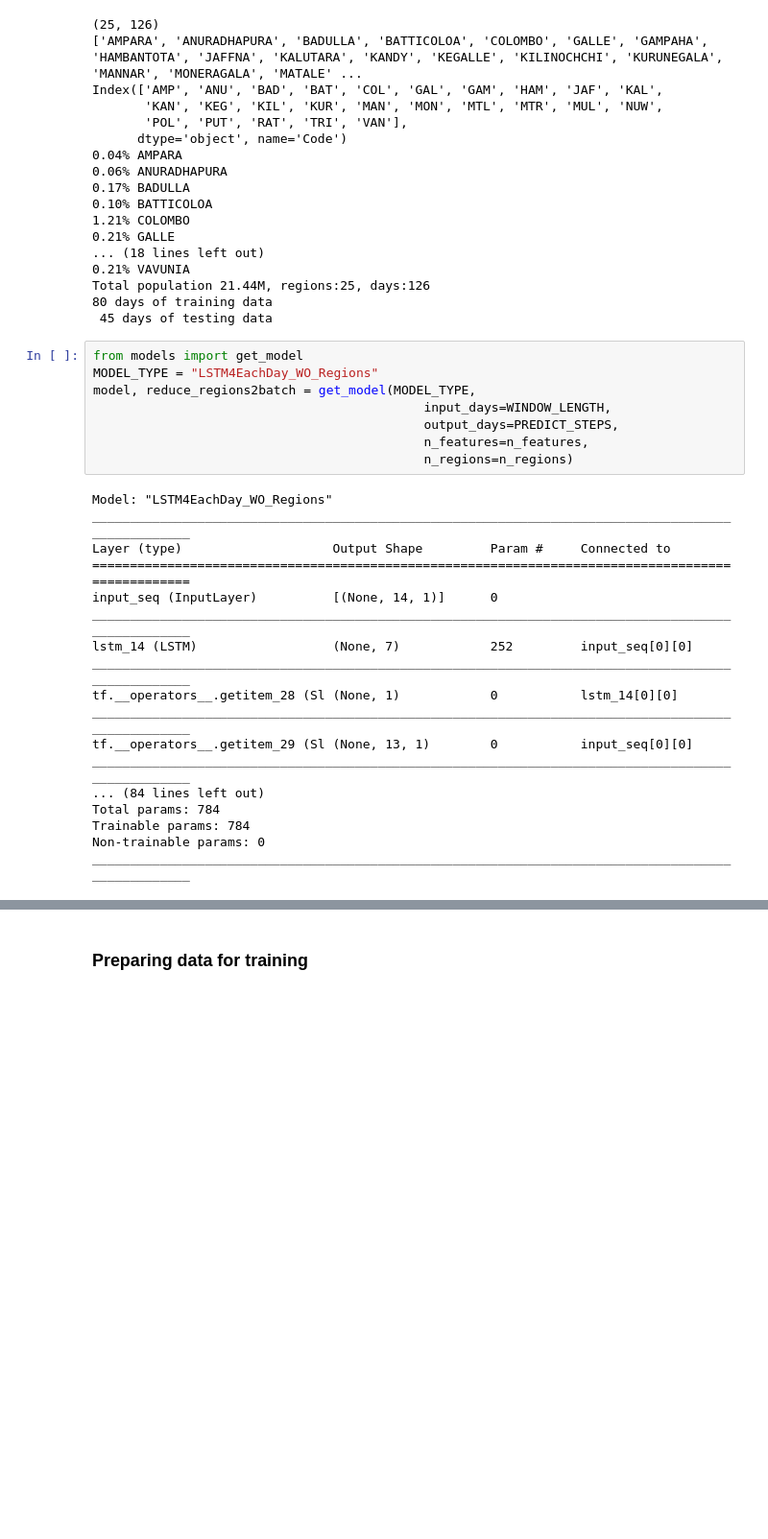
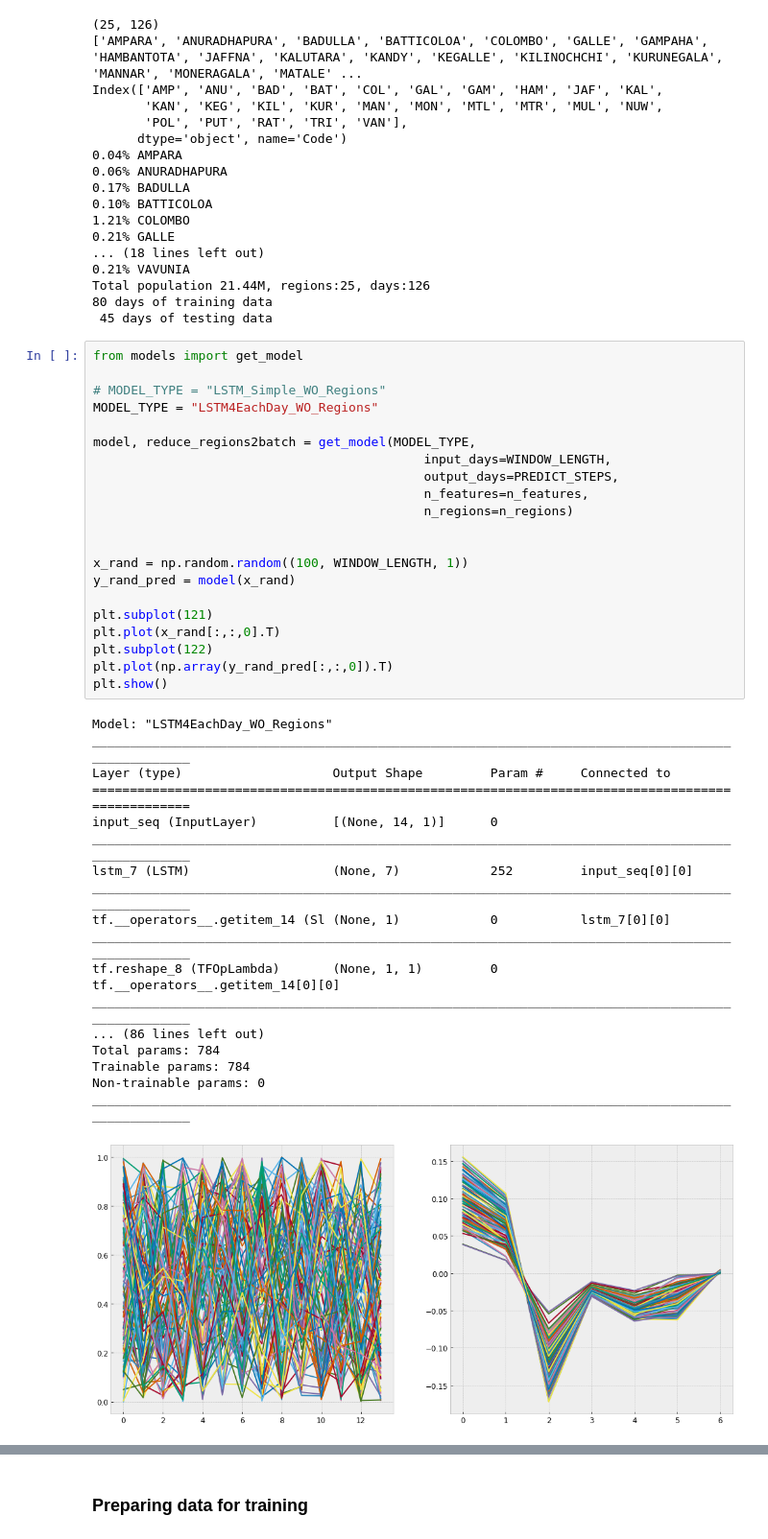
Before and after one commit to pdncovid/sl-cov19-forecasting, a Jupyter notebook: Forecasting/Trainer.ipynb, the cells around one changed output, grey strips where cells are left out. Shown at 96% size. Drawn from its saved outputs; the diff is of its cells as text; blank space fills up the shorter version.

```diff
--- a/Forecasting/Trainer.ipynb
+++ b/Forecasting/Trainer.ipynb
@@ -159,27 +159,41 @@ Total population 21.44M, regions:25, days:126
  45 days of testing data
 # %%
 from models import get_model
+
+# MODEL_TYPE = "LSTM_Simple_WO_Regions"
 MODEL_TYPE = "LSTM4EachDay_WO_Regions"
+
 model, reduce_regions2batch = get_model(MODEL_TYPE,
                                             input_days=WINDOW_LENGTH,
                                             output_days=PREDICT_STEPS,
                                             n_features=n_features,
                                             n_regions=n_regions)
+
+
+x_rand = np.random.random((100, WINDOW_LENGTH, 1))
+y_rand_pred = model(x_rand)
+
+plt.subplot(121)
+plt.plot(x_rand[:,:,0].T)
+plt.subplot(122)
+plt.plot(np.array(y_rand_pred[:,:,0]).T)
+plt.show()
 # %% [output]
 Model: "LSTM4EachDay_WO_Regions"
 __________________________________________________________________________________________________
 Layer (type)                    Output Shape         Param #     Connected to
 ==================================================================================================
 input_seq (InputLayer)          [(None, 14, 1)]      0
 __________________________________________________________________________________________________
-lstm_14 (LSTM)                  (None, 7)            252         input_seq[0][0]
+lstm_7 (LSTM)                   (None, 7)            252         input_seq[0][0]
 __________________________________________________________________________________________________
-tf.__operators__.getitem_28 (Sl (None, 1)            0           lstm_14[0][0]
+tf.__operators__.getitem_14 (Sl (None, 1)            0           lstm_7[0][0]
 __________________________________________________________________________________________________
-tf.__operators__.getitem_29 (Sl (None, 13, 1)        0           input_seq[0][0]
+tf.reshape_8 (TFOpLambda)       (None, 1, 1)         0           tf.__operators__.getitem_14[0][0]
 __________________________________________________________________________________________________
-... (84 lines left out)
+... (86 lines left out)
 Total params: 784
 Trainable params: 784
 Non-trainable params: 0
 __________________________________________________________________________________________________
+[figure, added]
```
Also changed, not shown: parts of 19 cells of this notebook, 7 other files.
